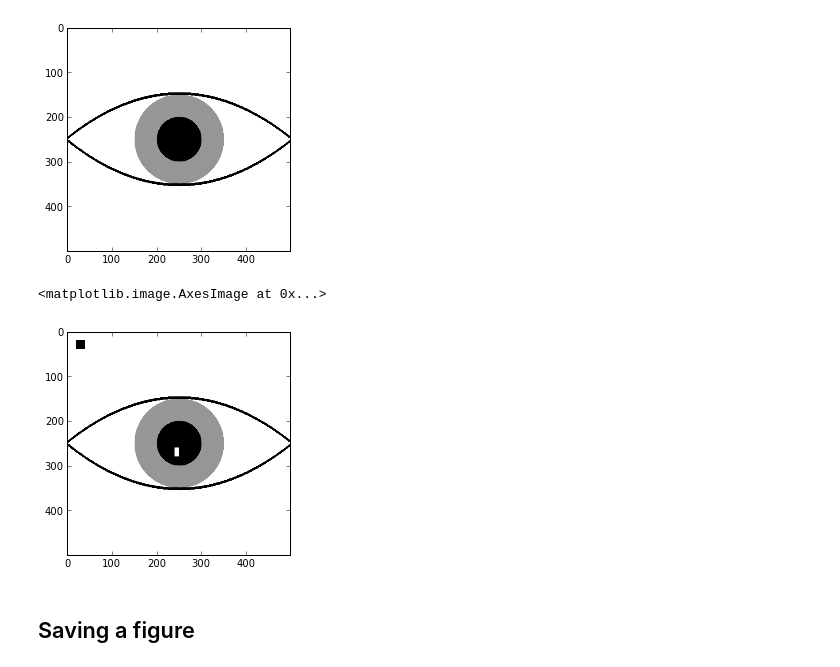
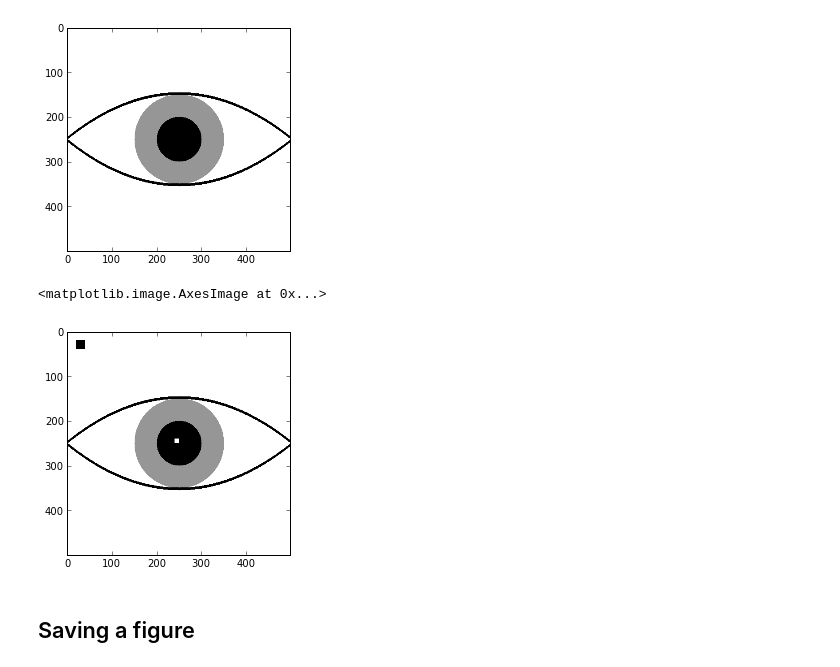
Before and after one commit to isolver/Lund, a Jupyter notebook: myFirstEye.ipynb, the cells around one changed output. Drawn from its saved outputs; the diff is of its cells as text; code cells hidden in the pictures.

```diff
--- a/myFirstEye.ipynb
+++ b/myFirstEye.ipynb
@@ -67,11 +67,11 @@ imshow(Z)
 # %%
 # Add a few beauty spots
 Z[20:40, 20:40] = 0
-Z[260:280, 240:250] = 255
+Z[240:250, 240:250] = 255
 imshow(Z)
 # %% [output]
 <matplotlib.image.AxesImage at 0x...>
-[figure, old version]
+[figure, new version]
 # %% [markdown]
 ## Saving a figure
 # %% [markdown]
```
Also changed, not shown: parts of 5 cells of this notebook, 3 other files.
